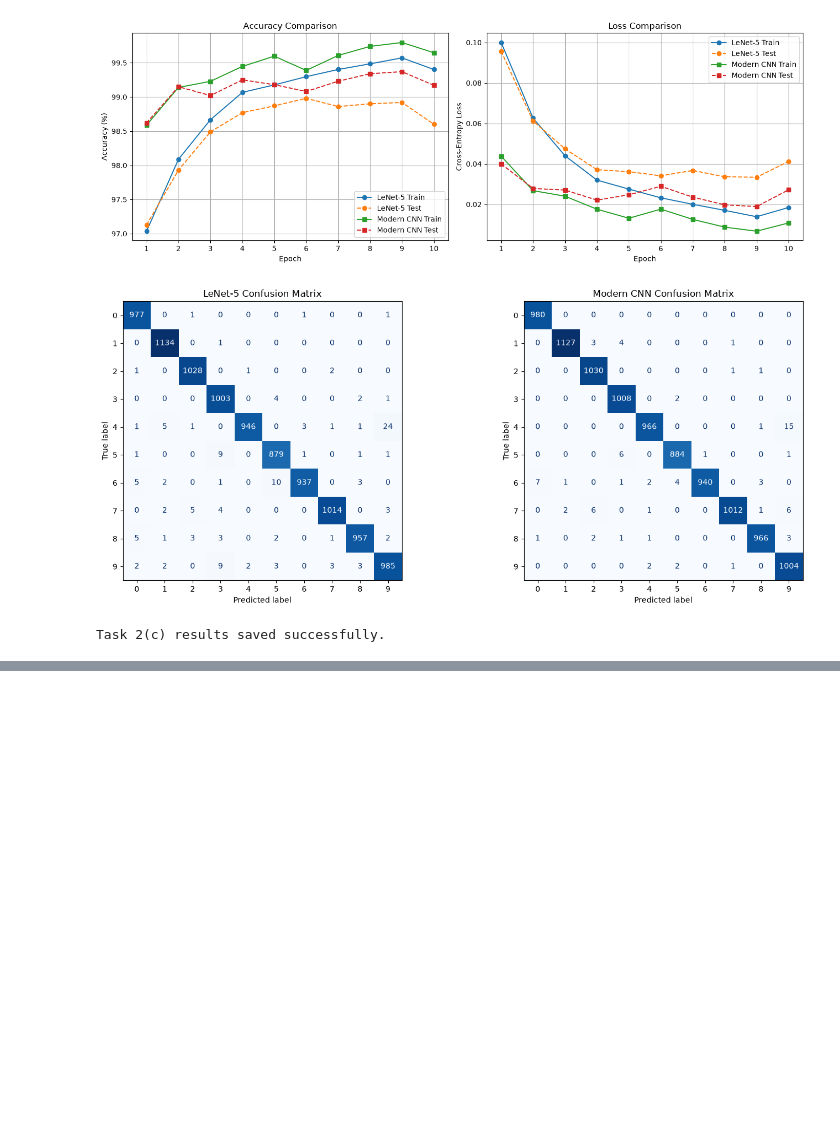
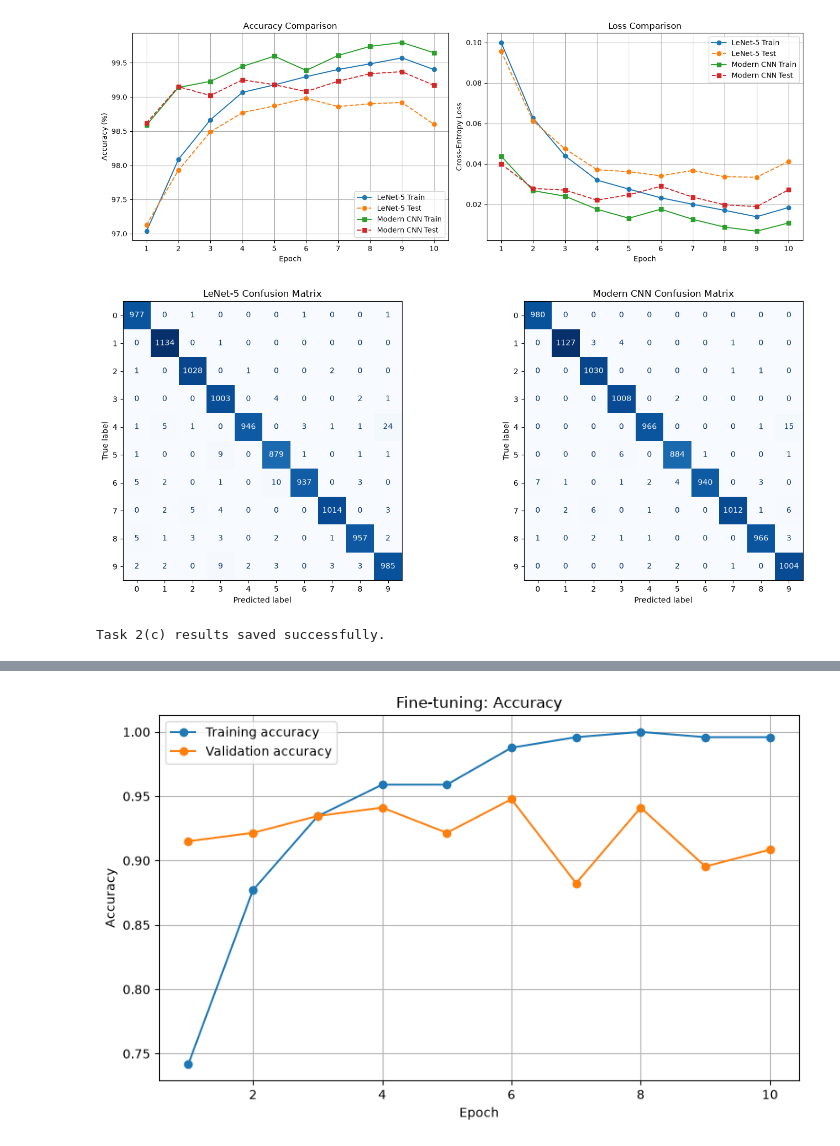
Before and after one commit to Saruka03/EN3160-Assignment-03, a Jupyter notebook: notebooks/EN3160_Assignment_3.ipynb, the cells around one changed output, grey strips where cells are left out. Drawn from its saved outputs; the diff is of its cells as text; code cells hidden in the pictures; blank space fills up the shorter version.

```diff
--- a/notebooks/EN3160_Assignment_3.ipynb
+++ b/notebooks/EN3160_Assignment_3.ipynb
@@ -1019,0 +1283,95 @@ Task 2(c) results saved successfully.
+# %%
+results_dir = "./results"
+os.makedirs(results_dir, exist_ok=True)
+
+comparison = pd.DataFrame([
+    {
+        "Method": "Fine-tuning",
+        "Final Train Accuracy (%)":
+            history_finetune["train_accuracy"][-1] * 100,
+        "Best Validation Accuracy (%)":
+            max(history_finetune["val_accuracy"]) * 100,
+        "Final Validation Loss":
+            history_finetune["val_loss"][-1]
+    },
+    {
+        "Method": "Feature Extraction",
+        "Final Train Accuracy (%)":
+            history_feature["train_accuracy"][-1] * 100,
+        "Best Validation Accuracy (%)":
+            max(history_feature["val_accuracy"]) * 100,
+        "Final Validation Loss":
+            history_feature["val_loss"][-1]
+    }
+])
+
+display(comparison.round(2))
+comparison.to_csv(
+    os.path.join(results_dir, "task3_comparison.csv"),
+    index=False
+)
+
+for name, history in [
+    ("Fine-tuning", history_finetune),
+    ("Feature Extraction", history_feature)
+]:
+    epochs = range(1, len(history["train_accuracy"]) + 1)
+
+    plt.figure(figsize=(8, 5))
+    plt.plot(epochs, history["train_accuracy"], marker="o",
+             label="Training accuracy")
+    plt.plot(epochs, history["val_accuracy"], marker="o",
+             label="Validation accuracy")
+    plt.xlabel("Epoch")
+    plt.ylabel("Accuracy")
+    plt.title(f"{name}: Accuracy")
+    plt.legend()
+    plt.grid(True)
+    plt.tight_layout()
+    plt.savefig(
+        os.path.join(
+            results_dir,
+            f"task3_{name.lower().replace(' ', '_')}_accuracy.png"
+        ),
+        dpi=150
+    )
+    plt.show()
+
+    plt.figure(figsize=(8, 5))
+    plt.plot(epochs, history["train_loss"], marker="o",
+             label="Training loss")
+    plt.plot(epochs, history["val_loss"], marker="o",
+             label="Validation loss")
+    plt.xlabel("Epoch")
+    plt.ylabel("Loss")
+    plt.title(f"{name}: Loss")
+    plt.legend()
+    plt.grid(True)
+    plt.tight_layout()
+    plt.savefig(
+        os.path.join(
+            results_dir,
+            f"task3_{name.lower().replace(' ', '_')}_loss.png"
+        ),
+        dpi=150
+    )
+    plt.show()
+
+pd.DataFrame(history_finetune).to_csv(
+    os.path.join(results_dir, "task3_finetune_history.csv"),
+    index=False
+)
+pd.DataFrame(history_feature).to_csv(
+    os.path.join(results_dir, "task3_feature_extraction_history.csv"),
+    index=False
+)
+
+torch.save(
+    model_finetune.state_dict(),
+    os.path.join(results_dir, "task3_resnet18_finetuned.pth")
+)
+torch.save(
+    model_feature.state_dict(),
+    os.path.join(results_dir, "task3_resnet18_feature_extractor.pth")
+)
+# %% [output]
@@ -1019,0 +1381 @@ Task 2(c) results saved successfully.
+[figure, added]
```
Also changed, not shown: parts of 11 cells of this notebook, 7 other files.
